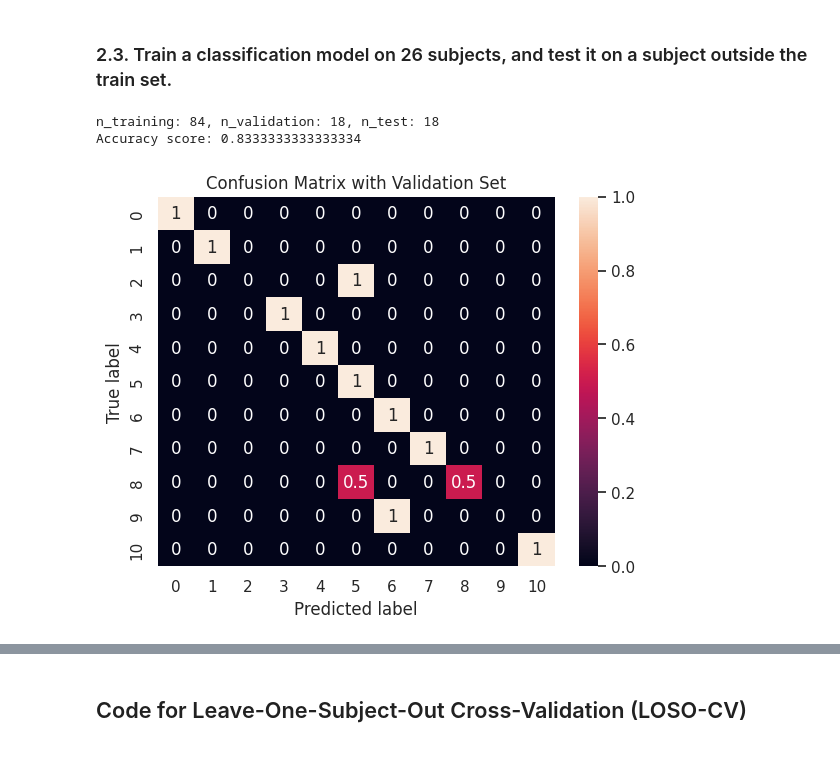
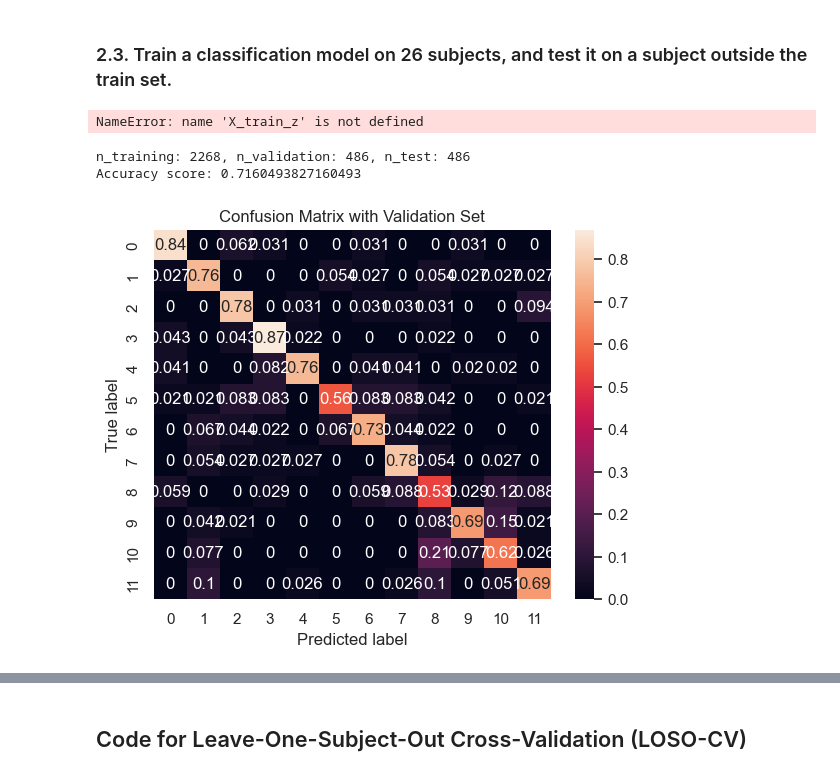
Before and after one commit to YuanshengZhou309/NSSP_Project2, a Jupyter notebook: Miniproject2-Part2.ipynb, the cells around one changed output, grey strips where cells are left out. Cells and saved outputs as stored; diff of their text form; code cells hidden in the pictures.

```diff
--- a/Miniproject2-Part2.ipynb
+++ b/Miniproject2-Part2.ipynb
@@ -87,28 +78,3 @@ wl = lambda x: np.sum(np.abs(np.diff(x, axis=0)), axis=0)
 ssc = lambda x: np.sum((np.diff(x, axis=0)[:-1, :] * np.diff(x, axis=0)[1:, :]) < 0, axis=0)
 # Zero Crossing (ZC)
 zc = lambda x: np.sum((x[:-1, :] * x[1:, :]) < 0, axis=0)
-
-#Feel free to add more features, e.g. frequency domain features. (See https://doi.org/10.3390/s19204596 and https://doi.org/10.1088/0967-3334/24/2/307)
-
-
-dataset, labels = build_dataset_from_ninapro(
-    emg=emg_filtered,
-    stimulus=stimulus,
-    repetition=repetition,
-    features=[mav, std, maxav, rms, wl, ssc],
-    feature_norm=True
-)
-
-print(f"dataset dimension: {dataset.shape}")
-print(f"labels dimension: {labels.shape}")
-sns.heatmap(dataset)
-plt.xlabel('Features')
-plt.ylabel('Samples')
-plt.yticks(range(5, 116, 10), [f'Motion #%02d' % (x+1) for x in range(12)])
-plt.xticks(range(5, 56, 10), ['mav', 'std', 'maxav', 'rms', 'wl', 'ssc'])
-
-ax = plt.gca()
-for x in range(10, dataset.shape[1], 10):  # 每隔10个特征
-    ax.axvline(x=x, color='black', linestyle='-', linewidth=1.5)
-for y in range(10, dataset.shape[0], 10):  # 每隔10个样本
-    ax.axhline(y=y, color='black', linestyle='-', linewidth=1.5)
@@ -127,7 +91,7 @@ for sub_idx in range(1, 27+1):
 
     print('---- Loading Data From {sub_idx}')
     EMG_file_name = f's{sub_idx}/S{sub_idx}_A1_E1.mat'
-    emg_data = loadmat(path+EMG_file_name)
+    emg_data = loadmat(EMG_file_name)
     emg = emg_data["emg"].copy()
     stimulus = emg_data["restimulus"]
     repetition = emg_data["rerepetition"]
@@ -155,9 +119,9 @@ for sub_idx in range(1, 27+1):
     mov_mean_weights = np.ones(mov_mean_size) / mov_mean_size
 
     dataset, labels = build_dataset_from_ninapro(
-        emg=emg_filtered,
-        stimulus=stimulus,
-        repetition=repetition,
+        _emg=emg_filtered,
+        _stimulus=stimulus,
+        _repetition=repetition,
         features=[mav, std, maxav, rms, wl, ssc],
         feature_norm=True
     )
@@ -235,5 +199,10 @@ plt.show()
 # %% [markdown]
 ### 2.3. Train a classification model on 26 subjects, and test it on a subject outside the train set.
+# %%
+sns.heatmap(X_train_z)
+dataset_all_rep_avg.shape
+# %% [output]
+NameError: name 'X_train_z' is not defined
 # %%
 from sklearn.ensemble import GradientBoostingClassifier
 from sklearn.model_selection import train_test_split
@@ -242,43 +211,43 @@ import seaborn as sns
 import matplotlib.pyplot as plt
 
 #Train:Validation:Test=70:15:15
-X_train, X_temp, y_train, y_temp = train_test_split(dataset, labels, test_size=0.3, random_state=42)
+X_train, X_temp, y_train, y_temp = train_test_split(dataset_all, labels_all, test_size=0.3, random_state=42)
 X_val, X_test, y_val, y_test = train_test_split(X_temp, y_temp, test_size=0.5, random_state=42)
 
 print(f'n_training: {X_train.shape[0]}, n_validation: {X_val.shape[0]}, n_test: {X_test.shape[0]}')
 
 # Normalizing the data
 # StandardScaler is used to scale the features so that they have a mean of 0 and a standard deviation of 1
 from sklearn.preprocessing import StandardScaler
 scaler = StandardScaler()
 X_train_z = scaler.fit_transform(X_train)
 X_val_z = scaler.transform(X_val)
 
 # Classifier
 clf = GradientBoostingClassifier(n_estimators=100, max_depth=4, learning_rate=0.1, random_state=42)
 X_train_z = np.nan_to_num(X_train_z)
 clf.fit(X_train_z, y_train)
 
 # Predict in validation
 y_pred = clf.predict(X_val_z)
 
 # Accuracy
 accuracy = accuracy_score(y_val, y_pred)
 print(f"Accuracy score: {accuracy}")
 
 # Confusion Matrix
 confmat = confusion_matrix(y_val, y_pred, normalize="true")
 fig, ax = plt.subplots()
 
 sns.heatmap(confmat, annot=True, ax=ax)  # Use seaborn to create a heatmap of the confusion matrix
 ax.set_ylabel("True label")
 ax.set_xlabel("Predicted label")
 plt.title("Confusion Matrix with Validation Set")
 plt.show()
 # %% [output]
-n_training: 84, n_validation: 18, n_test: 18
-Accuracy score: 0.8333333333333334
+n_training: 2268, n_validation: 486, n_test: 486
+Accuracy score: 0.7160493827160493
-[figure, old version]
+[figure, new version]
 # %%
 import numpy as np
 from sklearn.ensemble import GradientBoostingClassifier
```
Also changed, not shown: parts of 9 cells of this notebook, 5 other files.
